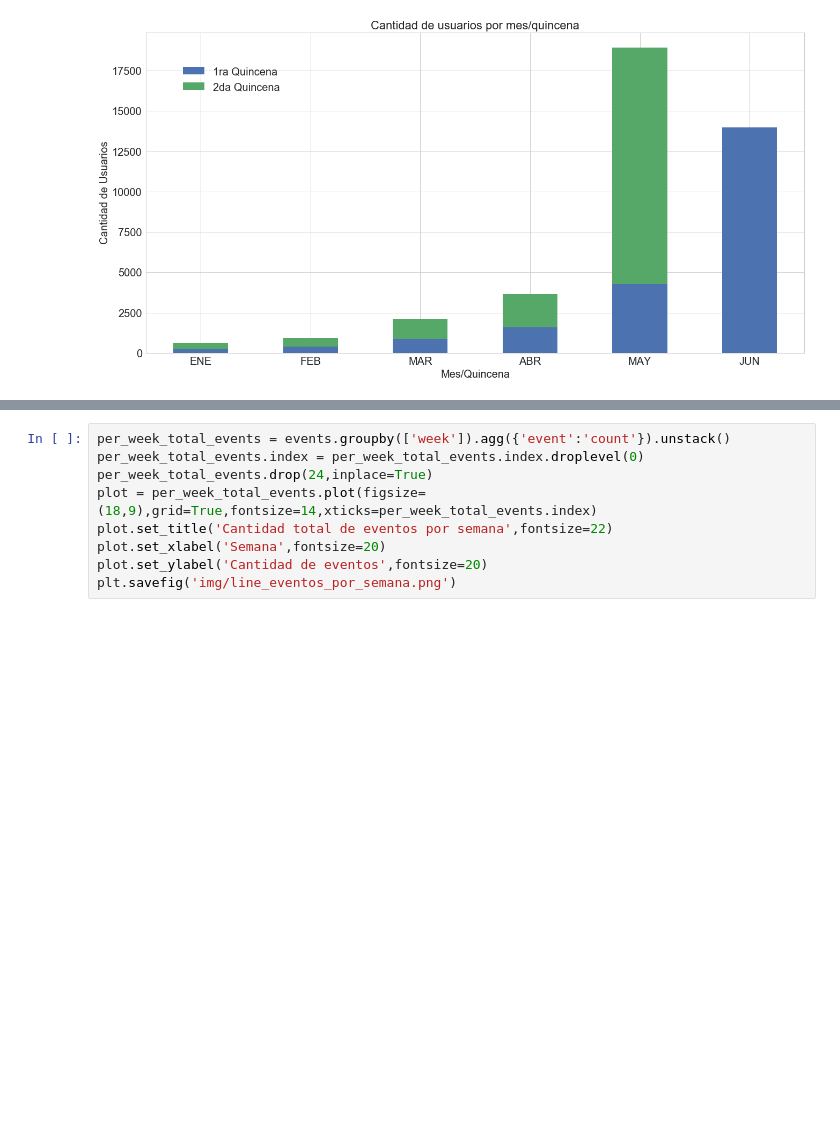
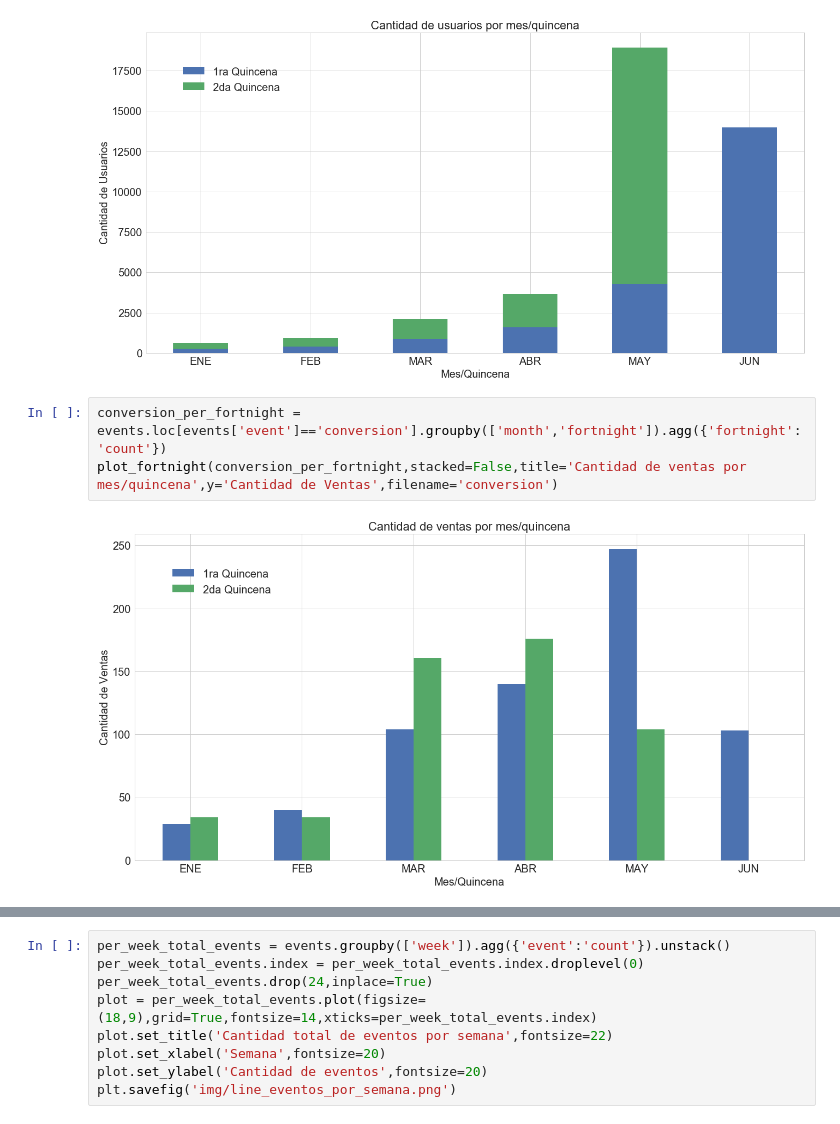
Before and after one commit to jowisaidman/tp1_analisis_exploratorio, a Jupyter notebook: Notebooks/Mateo/Resumen/trafico_analisis.ipynb, the cells around one changed output, grey strips where cells are left out. Drawn from its saved outputs; the diff is of its cells as text; blank space fills up the shorter version.

```diff
--- a/Notebooks/Mateo/Resumen/trafico_analisis.ipynb
+++ b/Notebooks/Mateo/Resumen/trafico_analisis.ipynb
@@ -205,3 +207,8 @@ plot_fortnight(users_per_fortnight,stacked=False,title='Cantidad de usuarios por
 plot_fortnight(users_per_fortnight,stacked=True,title='Cantidad de usuarios por mes/quincena',y='Cantidad de Usuarios',filename='eventos')
 # %% [output]
 [figure]
+# %%
+conversion_per_fortnight = events.loc[events['event']=='conversion'].groupby(['month','fortnight']).agg({'fortnight':'count'})
+plot_fortnight(conversion_per_fortnight,stacked=False,title='Cantidad de ventas por mes/quincena',y='Cantidad de Ventas',filename='conversion')
+# %% [output]
+[figure, added]
```
Also changed, not shown: parts of 6 cells of this notebook, 4 other files.
